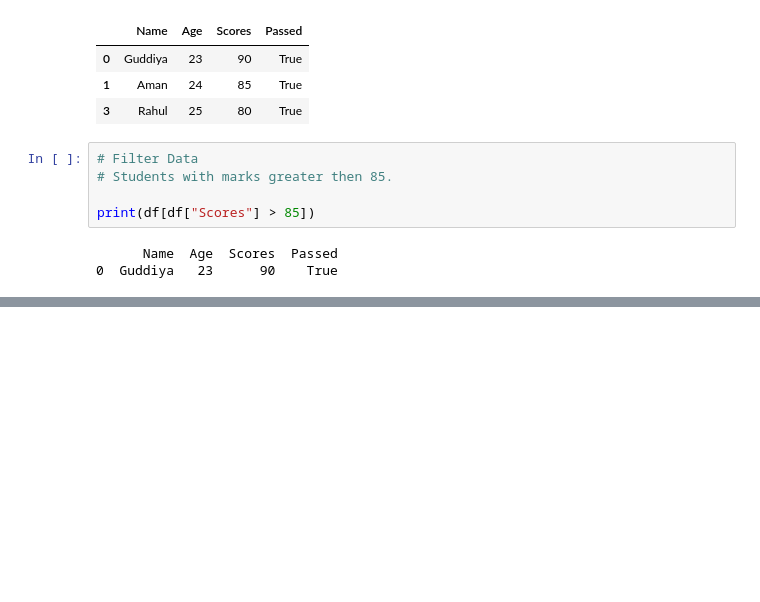
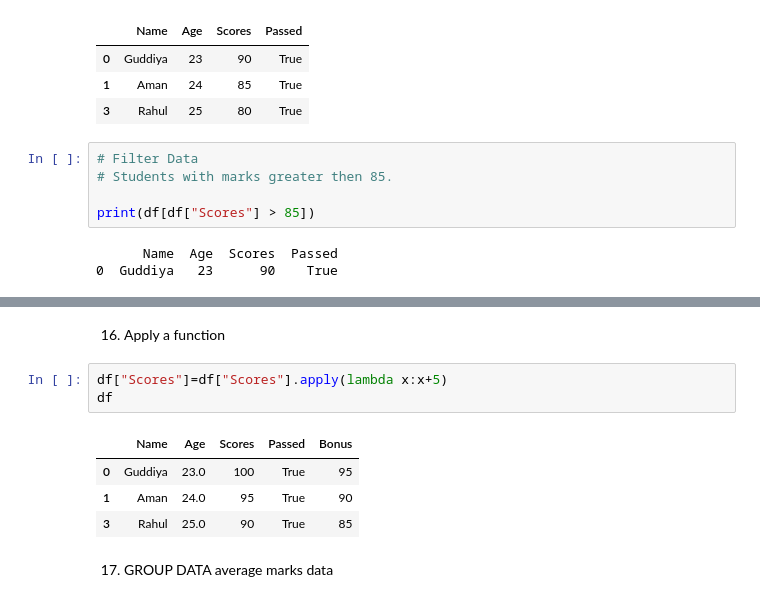
Before and after one commit to guddiyasingh/python-main, a Jupyter notebook: Data_Analysis/PDS.ipynb, the cells around one changed output, grey strips where cells are left out. Cells and saved outputs as stored; diff of their text form; blank space fills up the shorter version.

Commit message:
add some function of pandas

```diff
--- a/Data_Analysis/PDS.ipynb
+++ b/Data_Analysis/PDS.ipynb
@@ -446,0 +531,13 @@ print(df[(df["Scores"] > 80) & (df["Name"] == "Guddiya")])
+# %% [markdown]
+16. Apply a function
+# %%
+df["Scores"]=df["Scores"].apply(lambda x:x+5)
+df
+# %% [output]
+|  | Name | Age | Scores | Passed | Bonus |
+| 0 | Guddiya | 23.0 | 100 | True | 95 |
+| 1 | Aman | 24.0 | 95 | True | 90 |
+| 3 | Rahul | 25.0 | 90 | True | 85 |
+# %% [markdown]
+17. GROUP DATA
+    average marks data
```
Also changed, not shown: parts of 24 cells of this notebook, 1 other file.
